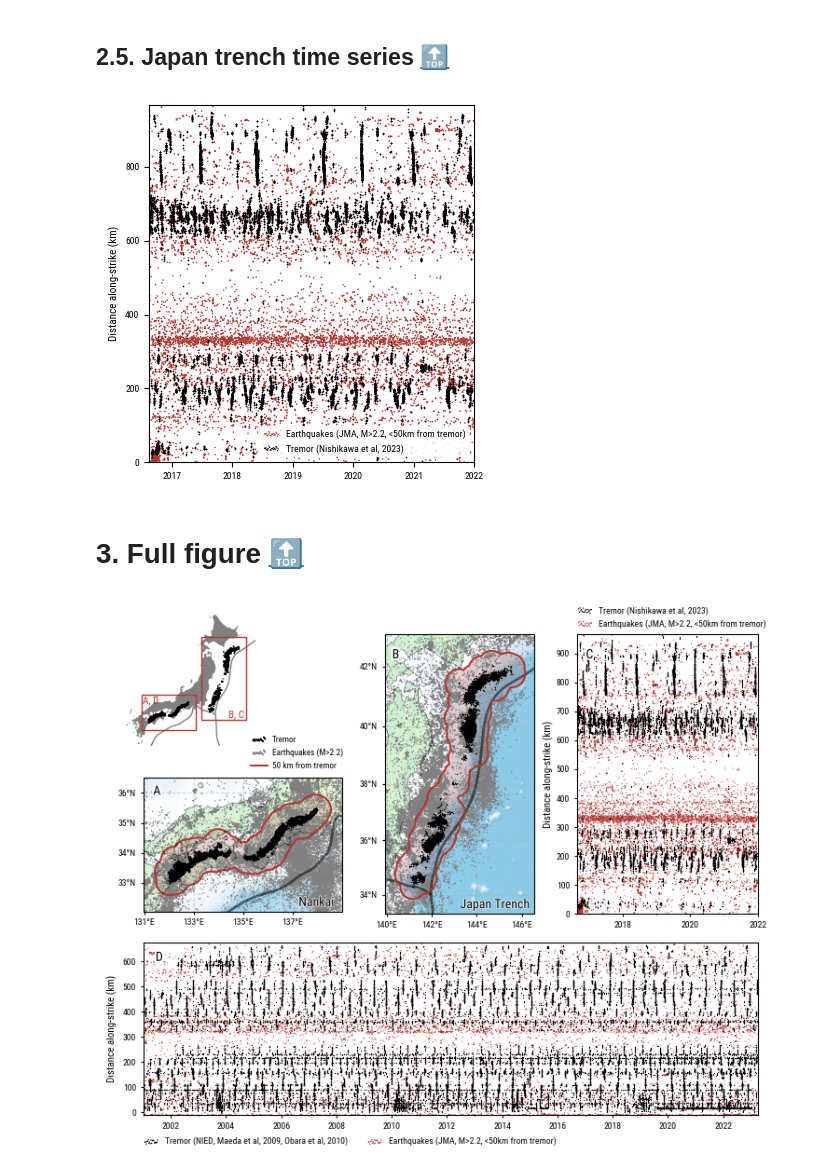
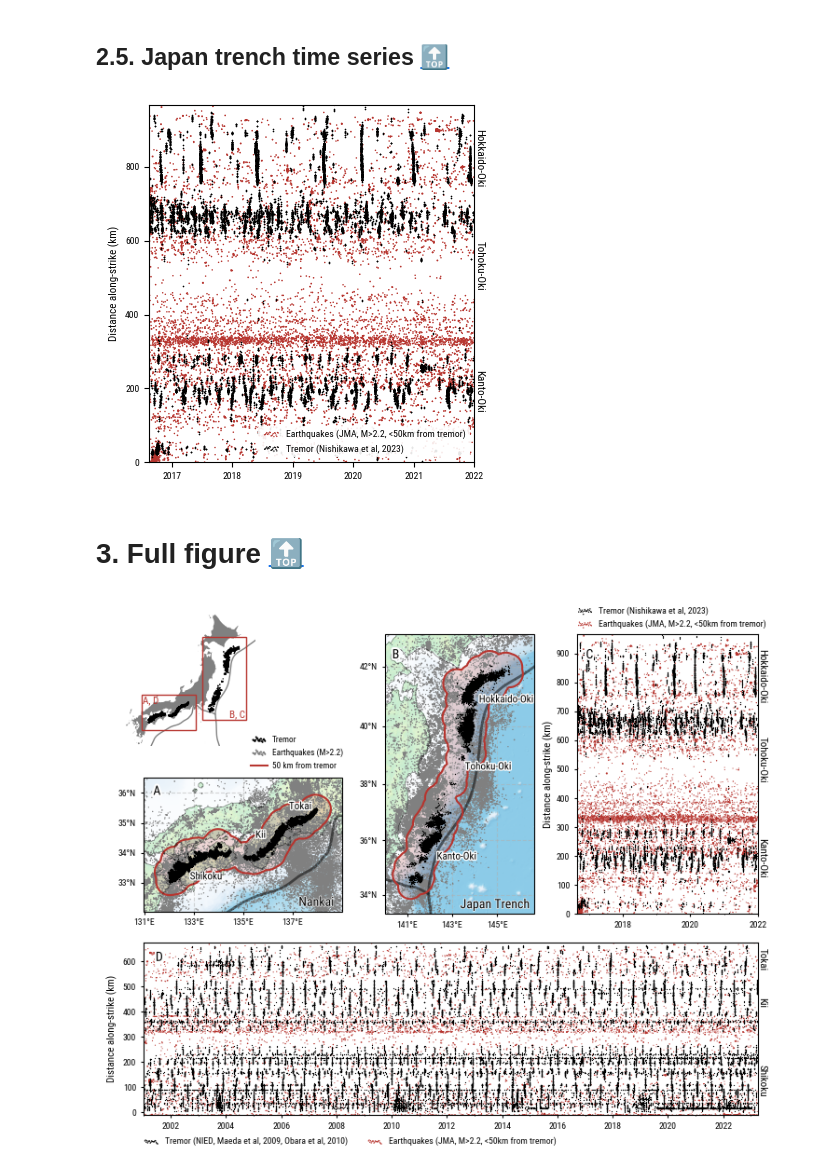
Before and after one commit to gfarge/trm_v_eq, a Jupyter notebook: plotting/japan_main_figure.ipynb, the cells around one changed output. Saved outputs shown, nothing was run; the diff lists cells and outputs as text; code cells hidden in the pictures.

```diff
--- a/plotting/japan_main_figure.ipynb
+++ b/plotting/japan_main_figure.ipynb
@@ -151,8 +151,8 @@ lon_max_nk = trm_nk.lon.max() + 1
 lat_min_nk = trm_nk.lat.min() - 1
 lat_max_nk = trm_nk.lat.max() + 1
 
-lon_min_jp = trm_jp.lon.min() - 1
-lon_max_jp = trm_jp.lon.max() + 1
+lon_min_jp = trm_jp.lon.min() - 0.9
+lon_max_jp = trm_jp.lon.max() + 1.1
 lat_min_jp = trm_jp.lat.min() - 1
 lat_max_jp = trm_jp.lat.max() + 1
 # %%
@@ -395,6 +405,14 @@ with plt.style.context('grl'):
     ax.xaxis.set_major_locator(YearLocator(2))
     ax.xaxis.set_minor_locator(YearLocator(1))
 
+    # Annotate zones
+    txt = ax.text(1, .2, 'Shikoku', transform=ax.transAxes, fontsize=8, ha='left', va='center', rotation=270)
+    txt.set_in_layout(False)
+    txt = ax.text(1, .65, 'Kii', transform=ax.transAxes, fontsize=8, ha='left', va='center', rotation=270)
+    txt.set_in_layout(False)
+    txt = ax.text(1, .9, 'Tokai', transform=ax.transAxes, fontsize=8, ha='left', va='center', rotation=270)
+    txt.set_in_layout(False)
+
     plt.tight_layout()
     plt.show()
 # %% [output]
@@ -425,10 +443,18 @@ with plt.style.context('grl'):
     ax.xaxis.set_major_locator(YearLocator(1))
     ax.xaxis.set_minor_locator(YearLocator(1))
 
+    # Annotate zones
+    txt = ax.text(1, .85, 'Hokkaido-Oki', transform=ax.transAxes, fontsize=8, ha='left', va='center', rotation=270)
+    txt.set_in_layout(False)
+    txt = ax.text(1, .55, 'Tohoku-Oki', transform=ax.transAxes, fontsize=8, ha='left', va='center', rotation=270)
+    txt.set_in_layout(False)
+    txt = ax.text(1, .2, 'Kanto-Oki', transform=ax.transAxes, fontsize=8, ha='left', va='center', rotation=270)
+    txt.set_in_layout(False)
+
     plt.tight_layout()
     plt.show()
 # %% [output]
-[figure, old version]
+[figure, new version]
 # %% [markdown]
 # 3. <a id='toc3_'></a>Full figure [&#128285;](#toc0_)
 # %%
@@ -535,6 +561,11 @@ with plt.style.context('grl'):
     ax.plot(phs_trench.lon, phs_trench.lat, transform=ccrs.PlateCarree(), c=to_rgba('k', .5), lw=2, zorder=2)
     ax.plot(pac_trench.lon, pac_trench.lat, transform=ccrs.PlateCarree(), c=to_rgba('k', .5), lw=2, zorder=2)
 
+    # Annotate zones
+    ax.text(133.5, 33.2, 'Shikoku', transform=ccrs.PlateCarree(), fontsize=8, ha='center', va='center', path_effects=[fx.withStroke(linewidth=2, foreground='w')], zorder=5)
+    ax.text(135.7, 34.6, 'Kii', transform=ccrs.PlateCarree(), fontsize=8, ha='center', va='center', path_effects=[fx.withStroke(linewidth=2, foreground='w')], zorder=5)
+    ax.text(137.3, 35.55, 'Tokai', transform=ccrs.PlateCarree(), fontsize=8, ha='center', va='center', path_effects=[fx.withStroke(linewidth=2, foreground='w')], zorder=5)
+
     ax.set_extent([lon_min_nk, lon_max_nk, lat_min_nk, lat_max_nk])
 
     ax.scatter([], [], color=c_trm_map, edgecolors='none', s=2, label='Tremor')
@@ -588,6 +619,11 @@ with plt.style.context('grl'):
     ax.plot(phs_trench.lon, phs_trench.lat, transform=ccrs.PlateCarree(), c=to_rgba('k', .5), lw=2, zorder=2)
     ax.plot(pac_trench.lon, pac_trench.lat, transform=ccrs.PlateCarree(), c=to_rgba('k', .5), lw=2, zorder=2)
 
+    # Annotate zones
+    ax.text(143.2, 35.4, 'Kanto-Oki', transform=ccrs.PlateCarree(), fontsize=8, ha='center', va='center', path_effects=[fx.withStroke(linewidth=2, foreground='w')], zorder=5)
+    ax.text(144.6, 38.6, 'Tohoku-Oki', transform=ccrs.PlateCarree(), fontsize=8, ha='center', va='center', path_effects=[fx.withStroke(linewidth=2, foreground='w')], zorder=5)
+    ax.text(145.4, 40.9, 'Hokkaido-Oki', transform=ccrs.PlateCarree(), fontsize=8, ha='center', va='center', path_effects=[fx.withStroke(linewidth=2, foreground='w')], zorder=5)
+
     ax.set_extent([lon_min_jp, lon_max_jp, lat_min_jp, lat_max_jp])
 
     # Time series  ---------------------------------------------------------------------------------------------------------
@@ -612,36 +648,52 @@ with plt.style.context('grl'):
     ax.xaxis.set_minor_locator(YearLocator(1))
     ax.yaxis.set_major_locator(MultipleLocator(100))
 
+    # Annotate zones
+    txt = ax.text(1, .85, 'Hokkaido-Oki', transform=ax.transAxes, fontsize=8, ha='left', va='center', rotation=270)
+    txt.set_in_layout(False)
+    txt = ax.text(1, .55, 'Tohoku-Oki', transform=ax.transAxes, fontsize=8, ha='left', va='center', rotation=270)
+    txt.set_in_layout(False)
+    txt = ax.text(1, .2, 'Kanto-Oki', transform=ax.transAxes, fontsize=8, ha='left', va='center', rotation=270)
+    txt.set_in_layout(False)
+
     # --> Nankai
     ax = fig.add_subplot(gs[-1, :])
     ax.text(.02, .95, 'D', transform=ax.transAxes, va='top', ha='left', fontsize=10, path_effects=[fx.Stroke(linewidth=3, foreground='1.0'), fx.Normal()])
     ax.set_ylabel('Distance along-strike (km)')
 
     ax.plot(trm_nk.date, trm_nk.xf, 'o', ms=ms_trm_ts, mfc=c_trm_ts, mec='none', zorder=2, rasterized=True)
     ax.scatter(eq_nk[(eq_nk.dist2trm < max_dist) & (eq_nk.mag > min_mag)].date, eq_nk[(eq_nk.dist2trm < max_dist) & (eq_nk.mag > min_mag)].xf, s=eq_nk[(eq_nk.dist2trm < max_dist) & (eq_nk.mag > min_mag)].mag**2/10, c=[c_eq_ts], edgecolors='none', zorder=1, rasterized=True)
 
     ax.set_xlim([np.datetime64('2001-01-01'), trm_nk.date.max()])
     ax.set_ylim([eq_nk.xf.min(), eq_nk.xf.max()])
+
+    # Annotate zones
+    txt = ax.text(1, .2, 'Shikoku', transform=ax.transAxes, fontsize=8, ha='left', va='center', rotation=270)
+    txt.set_in_layout(False)
+    txt = ax.text(1, .65, 'Kii', transform=ax.transAxes, fontsize=8, ha='left', va='center', rotation=270)
+    txt.set_in_layout(False)
+    txt = ax.text(1, .9, 'Tokai', transform=ax.transAxes, fontsize=8, ha='left', va='center', rotation=270)
+    txt.set_in_layout(False)
 
     # Legend
     ax.scatter([], [], s=1, c=[c_trm_ts], edgecolors='none', label='Tremor (NIED, Maeda et al, 2009, Obara et al, 2010)')
     ax.scatter([], [], s=1, c=[c_eq_ts], edgecolors='none', label=f'Earthquakes (JMA, M>{min_mag:.1f}, <{max_dist:d}km from tremor)')
     ax.legend(bbox_to_anchor=(-.015, -.08), loc='upper left', framealpha=0, scatteryoffsets=.4 + np.random.randn(20)*.2, scatterpoints=20, handletextpad=.5, edgecolor='none', ncol=2)
 
     # Ticks
     ax.xaxis.set_major_locator(YearLocator(2))
     ax.xaxis.set_minor_locator(YearLocator(1))
     ax.yaxis.set_major_locator(MultipleLocator(100))
 
 
     # Shorten ticks
     for ax in fig.axes:
         ax.tick_params(axis='both', which='major', length=2)
         ax.tick_params(axis='both', which='minor', length=1)
 
     plt.subplots_adjust(**adj_dict)
     plt.savefig('../figures/japan_main_figure.png', dpi=300)
     plt.savefig('../figures/japan_main_figure.pdf', dpi=300)
     plt.show()
 # %% [output]
-[figure, old version]
+[figure, new version]
```
Also changed, not shown: parts of 3 cells of this notebook, 4 other files.
